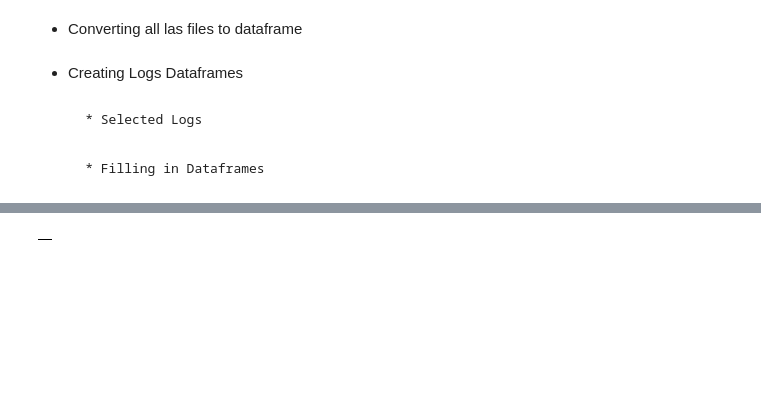
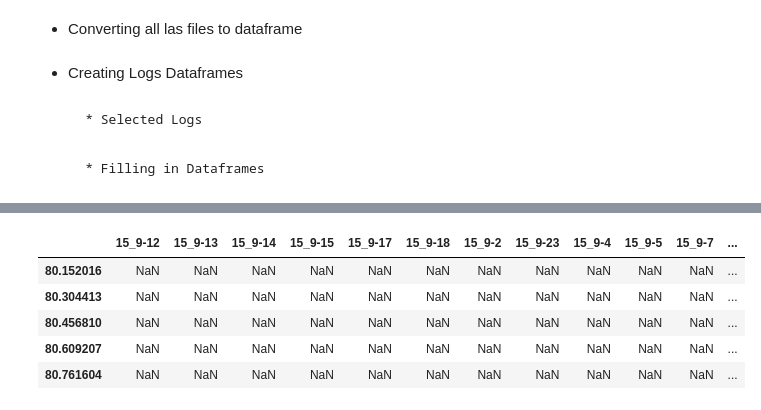
Before and after one commit to rmozart/North-Sea-Electrofacies-Clustering, a Jupyter notebook: Scripts/main.ipynb, the cells around one changed output, grey strips where cells are left out. Cells and saved outputs as stored; diff of their text form; code cells hidden in the pictures; blank space fills up the shorter version.

Commit message:
Curves Frame

```diff
--- a/Scripts/main.ipynb
+++ b/Scripts/main.ipynb
@@ -136,7 +136,7 @@ for id in tqdm_notebook(list(npd_wells.keys()), desc='Converting to dataframe'):
 # %% [markdown]
         * Selected Logs
 # %%
-logs_list = ['DENS', 'DTC', 'GR', 'NEUT', 'RDEP', 'CALI']
+logs_list = ['RHOB', 'DTC', 'GR', 'NPHI', 'RDEP', 'CALI']
 # %% [markdown]
         * Filling in Dataframes
 # %%
@@ -164,9 +169,14 @@ logs_dict['GR'].head()
 | 80.609207 | NaN | NaN | NaN | NaN | NaN | NaN | NaN | NaN | NaN | NaN | NaN | ... |
 | 80.761604 | NaN | NaN | NaN | NaN | NaN | NaN | NaN | NaN | NaN | NaN | NaN | ... |
 # %%
-logs_dict['NEUT'].head() # no las file with this curve
+logs_dict['NPHI'].head() # no las file with this curve
 # %% [output]
-|  |
+|  | 15_9-12 | 15_9-13 | 15_9-14 | 15_9-15 | 15_9-17 | 15_9-18 | 15_9-2 | 15_9-23 | 15_9-4 | 15_9-5 | 15_9-7 | ... |
+| 80.152016 | NaN | NaN | NaN | NaN | NaN | NaN | NaN | NaN | NaN | NaN | NaN | ... |
+| 80.304413 | NaN | NaN | NaN | NaN | NaN | NaN | NaN | NaN | NaN | NaN | NaN | ... |
+| 80.456810 | NaN | NaN | NaN | NaN | NaN | NaN | NaN | NaN | NaN | NaN | NaN | ... |
+| 80.609207 | NaN | NaN | NaN | NaN | NaN | NaN | NaN | NaN | NaN | NaN | NaN | ... |
+| 80.761604 | NaN | NaN | NaN | NaN | NaN | NaN | NaN | NaN | NaN | NaN | NaN | ... |
 # %%
 logs_dict['RDEP'].head()
 # %% [output]
```
Also changed, not shown: parts of 2 cells of this notebook.
